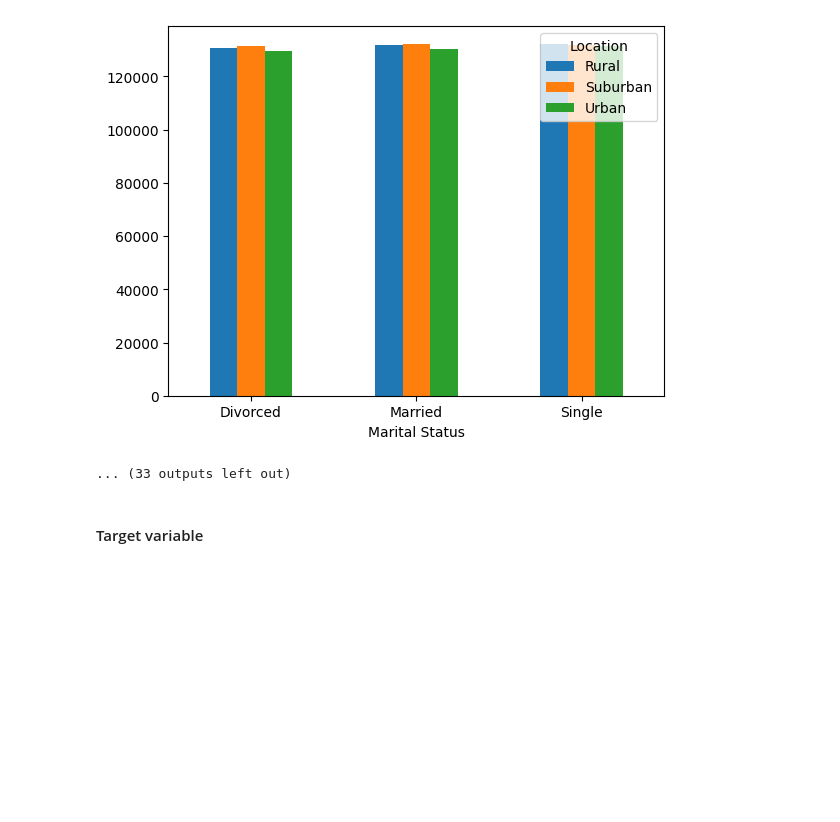
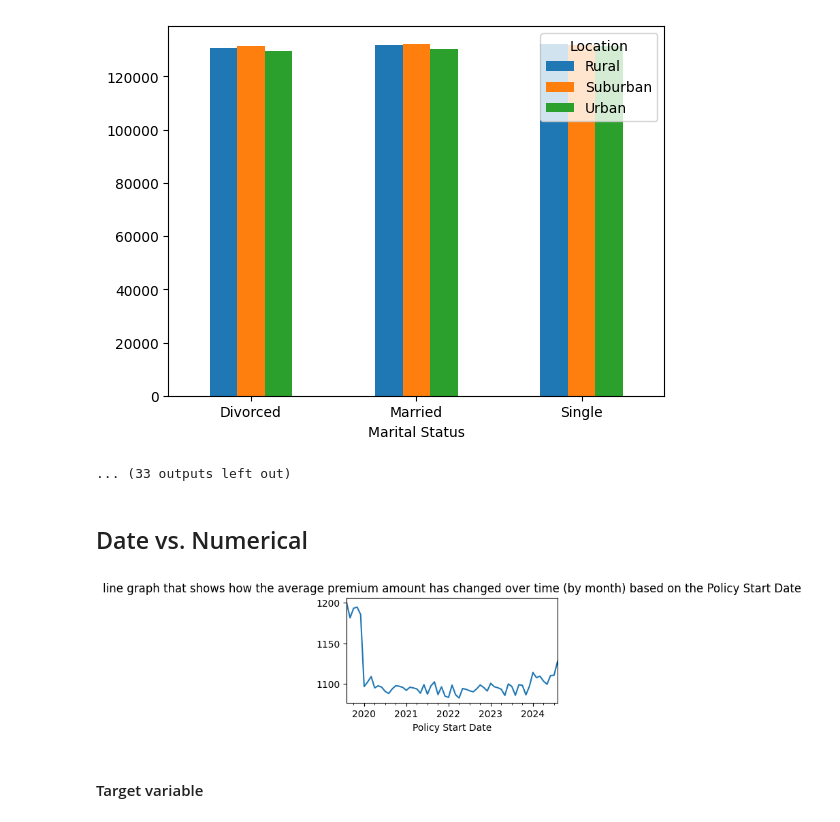
Before and after one commit to Mahaa-Lakshmi/SmartPremium, a Jupyter notebook: notebooks/EDA.ipynb, the cells around one changed output. Drawn from its saved outputs; the diff is of its cells as text; code cells hidden in the pictures; blank space fills up the shorter version.

```diff
--- a/notebooks/EDA.ipynb
+++ b/notebooks/EDA.ipynb
@@ -289,6 +246,17 @@ for i in range(len(categorical_features)):
 [figure]
 [figure]
 ... (33 outputs left out)
+# %% [markdown]
+## Date vs. Numerical
+# %%
+
+monthly_premium = data.groupby(pd.Grouper(key='Policy Start Date', freq='M'))['Premium Amount'].mean()
+plt.figure(figsize=(4, 2))
+monthly_premium.plot()
+plt.title('line graph that shows how the average premium amount has changed over time (by month) based on the Policy Start Date')
+plt.show()
+# %% [output]
+[figure, added]
 # %% [markdown]
 #### Target variable
 # %%
```
Also changed, not shown: parts of 34 cells of this notebook, 1 other file.
